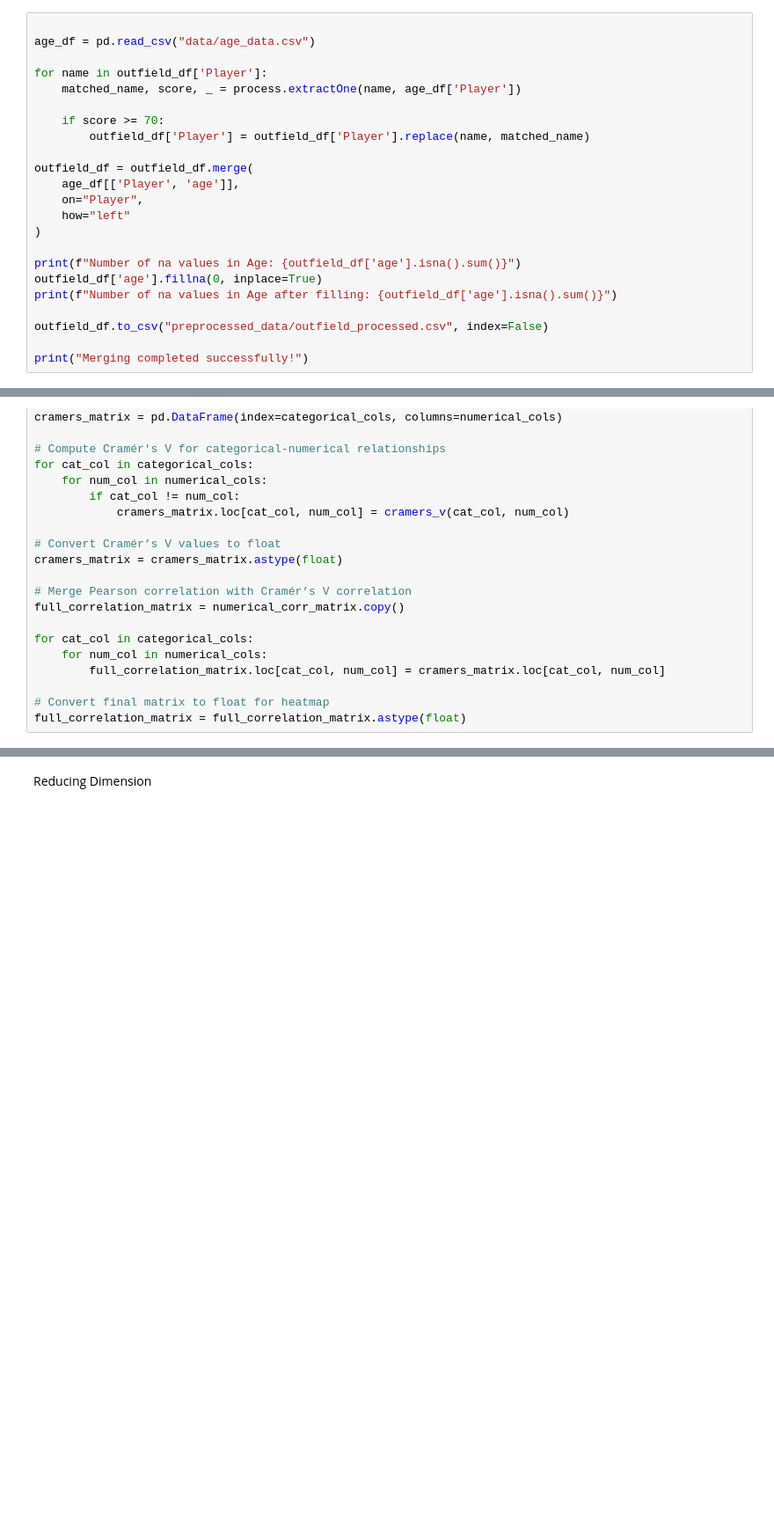
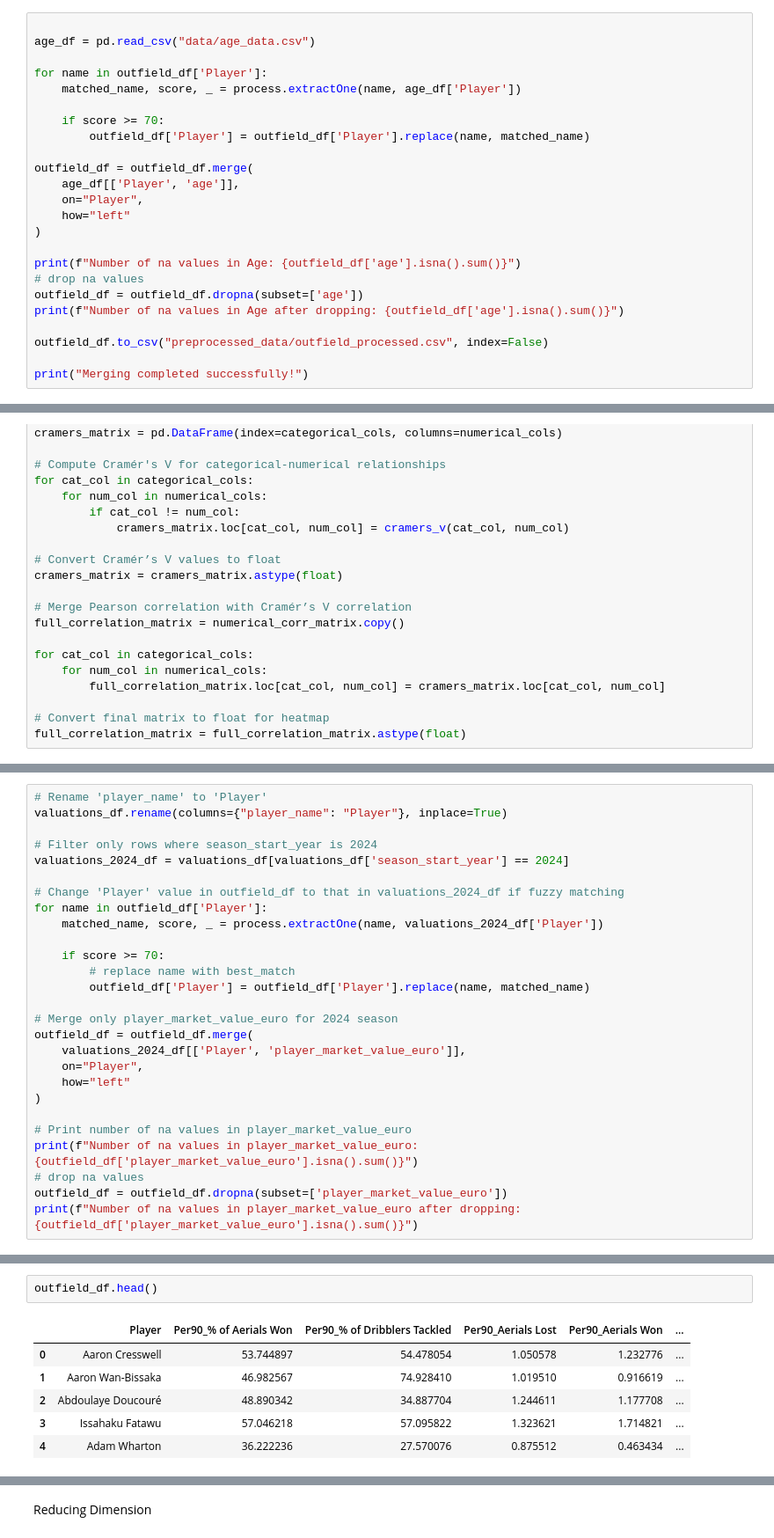
Before and after one commit to ruicongg/deadline-day, a Jupyter notebook: preprocessing.ipynb, the cells around one changed output, grey strips where cells are left out. Shown at 88% size. Drawn from its saved outputs; the diff is of its cells as text; blank space fills up the shorter version.

```diff
--- a/preprocessing.ipynb
+++ b/preprocessing.ipynb
@@ -239,8 +246,9 @@ outfield_df = outfield_df.merge(
 )
 
 print(f"Number of na values in Age: {outfield_df['age'].isna().sum()}")
-outfield_df['age'].fillna(0, inplace=True)
-print(f"Number of na values in Age after filling: {outfield_df['age'].isna().sum()}")
+# drop na values
+outfield_df = outfield_df.dropna(subset=['age'])
+print(f"Number of na values in Age after dropping: {outfield_df['age'].isna().sum()}")
 
 outfield_df.to_csv("preprocessed_data/outfield_processed.csv", index=False)
 
@@ -327,0 +363,27 @@ Remaining features: 82
+# %%
+# Rename 'player_name' to 'Player'
+valuations_df.rename(columns={"player_name": "Player"}, inplace=True)
+
+# Filter only rows where season_start_year is 2024
+valuations_2024_df = valuations_df[valuations_df['season_start_year'] == 2024]
+
+# Change 'Player' value in outfield_df to that in valuations_2024_df if fuzzy matching
+for name in outfield_df['Player']:
+    matched_name, score, _ = process.extractOne(name, valuations_2024_df['Player'])
+
+    if score >= 70:
+        # replace name with best_match
+        outfield_df['Player'] = outfield_df['Player'].replace(name, matched_name)
+
+# Merge only player_market_value_euro for 2024 season
+outfield_df = outfield_df.merge(
+    valuations_2024_df[['Player', 'player_market_value_euro']],
+    on="Player",
+    how="left"
+)
+
+# Print number of na values in player_market_value_euro
+print(f"Number of na values in player_market_value_euro: {outfield_df['player_market_value_euro'].isna().sum()}")
+# drop na values
+outfield_df = outfield_df.dropna(subset=['player_market_value_euro'])
+print(f"Number of na values in player_market_value_euro after dropping: {outfield_df['player_market_value_euro'].isna().sum()}")
@@ -327,0 +399,9 @@ Remaining features: 82
+# %%
+outfield_df.head()
+# %% [output]
+|  | Player | Per90_% of Aerials Won | Per90_% of Dribblers Tackled | Per90_Aerials Lost | Per90_Aerials Won | ... |
+| 0 | Aaron Cresswell | 53.744897 | 54.478054 | 1.050578 | 1.232776 | ... |
+| 1 | Aaron Wan-Bissaka | 46.982567 | 74.928410 | 1.019510 | 0.916619 | ... |
+| 2 | Abdoulaye Doucouré | 48.890342 | 34.887704 | 1.244611 | 1.177708 | ... |
+| 3 | Issahaku Fatawu | 57.046218 | 57.095822 | 1.323621 | 1.714821 | ... |
+| 4 | Adam Wharton | 36.222236 | 27.570076 | 0.875512 | 0.463434 | ... |
```
Also changed, not shown: parts of 22 cells of this notebook, 8 other files.
